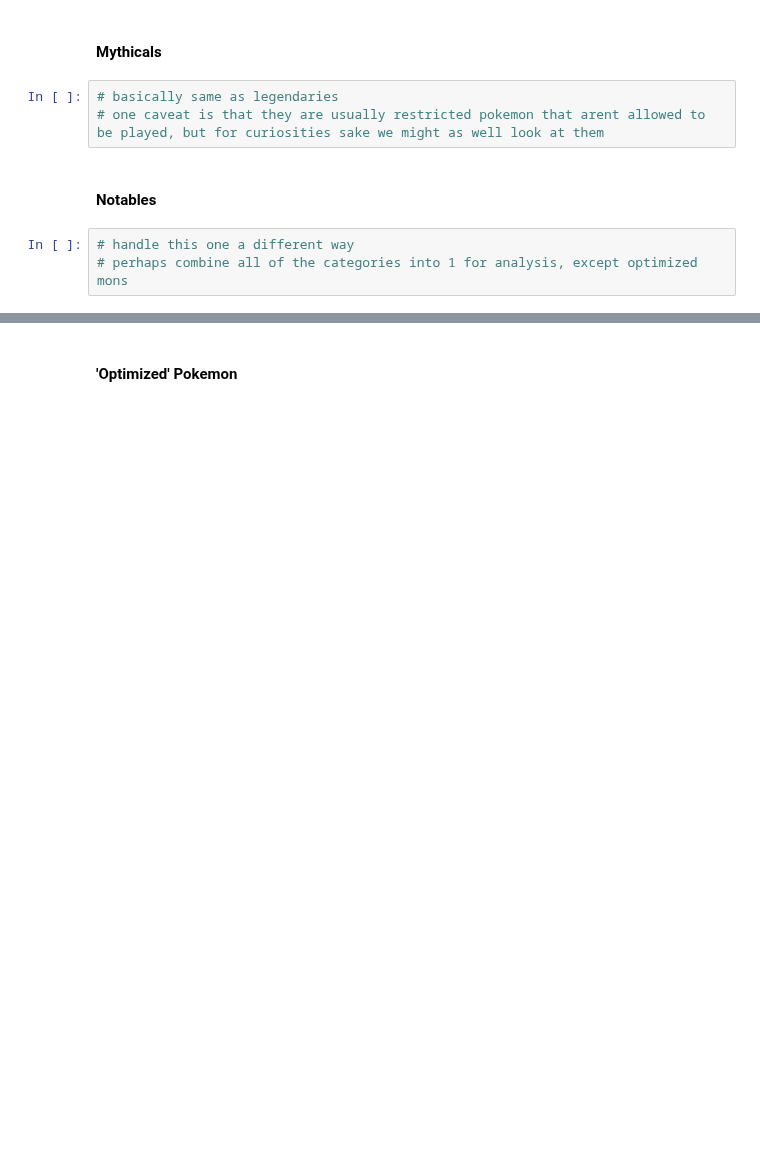
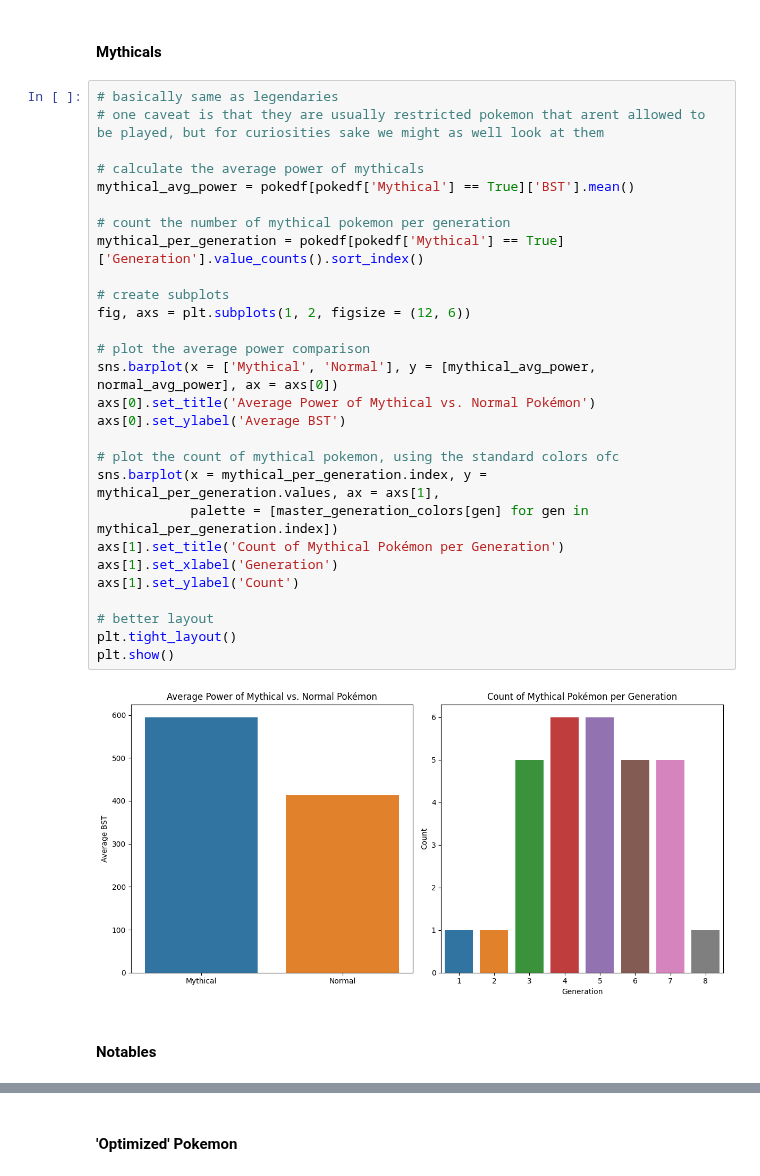
Before and after one commit to AryanSunkersett/Pokemon-Powercreep-EDA, a Jupyter notebook: pokemon-powercreep-eda.ipynb, the cells around one changed output, grey strips where cells are left out. Cells and saved outputs as stored; diff of their text form; blank space fills up the shorter version.

Commit message:
changed roder around and added some analysis

```diff
--- a/pokemon-powercreep-eda.ipynb
+++ b/pokemon-powercreep-eda.ipynb
@@ -301,10 +432,34 @@ plt.show()
 # %% [markdown]
 #### Mythicals
-# %%
-# basically same as legendaries
-# one caveat is that they are usually restricted pokemon that arent allowed to be played, but for curiosities sake we might as well look at them
+# %%
+# basically same as legendaries
+# one caveat is that they are usually restricted pokemon that arent allowed to be played, but for curiosities sake we might as well look at them
+
+# calculate the average power of mythicals
+mythical_avg_power = pokedf[pokedf['Mythical'] == True]['BST'].mean()
+
+# count the number of mythical pokemon per generation
+mythical_per_generation = pokedf[pokedf['Mythical'] == True]['Generation'].value_counts().sort_index()
+
+# create subplots
+fig, axs = plt.subplots(1, 2, figsize = (12, 6))
+
+# plot the average power comparison
+sns.barplot(x = ['Mythical', 'Normal'], y = [mythical_avg_power, normal_avg_power], ax = axs[0])
+axs[0].set_title('Average Power of Mythical vs. Normal Pokémon')
+axs[0].set_ylabel('Average BST')
+
+# plot the count of mythical pokemon, using the standard colors ofc
+sns.barplot(x = mythical_per_generation.index, y = mythical_per_generation.values, ax = axs[1],
+            palette = [master_generation_colors[gen] for gen in mythical_per_generation.index])
+axs[1].set_title('Count of Mythical Pokémon per Generation')
+axs[1].set_xlabel('Generation')
+axs[1].set_ylabel('Count')
+
+# better layout
+plt.tight_layout()
+plt.show()
+# %% [output]
+[figure, added]
 # %% [markdown]
 #### Notables
-# %%
-# handle this one a different way
-# perhaps combine all of the categories into 1 for analysis, except optimized mons
```
Also changed, not shown: parts of 14 cells of this notebook.
